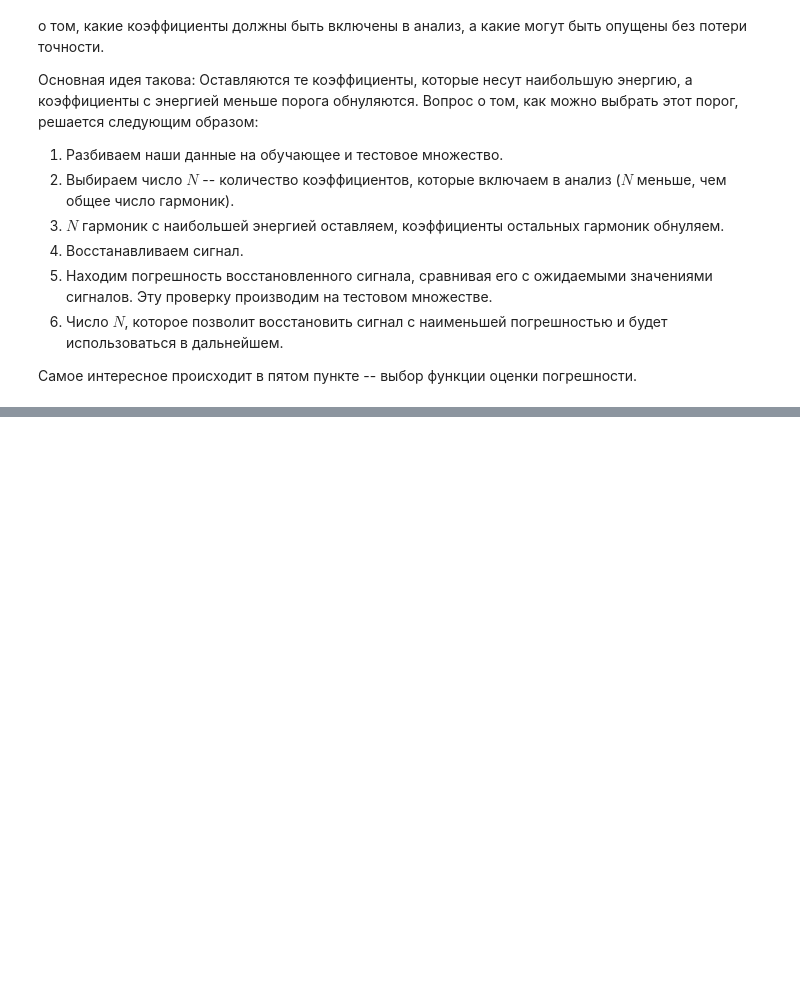
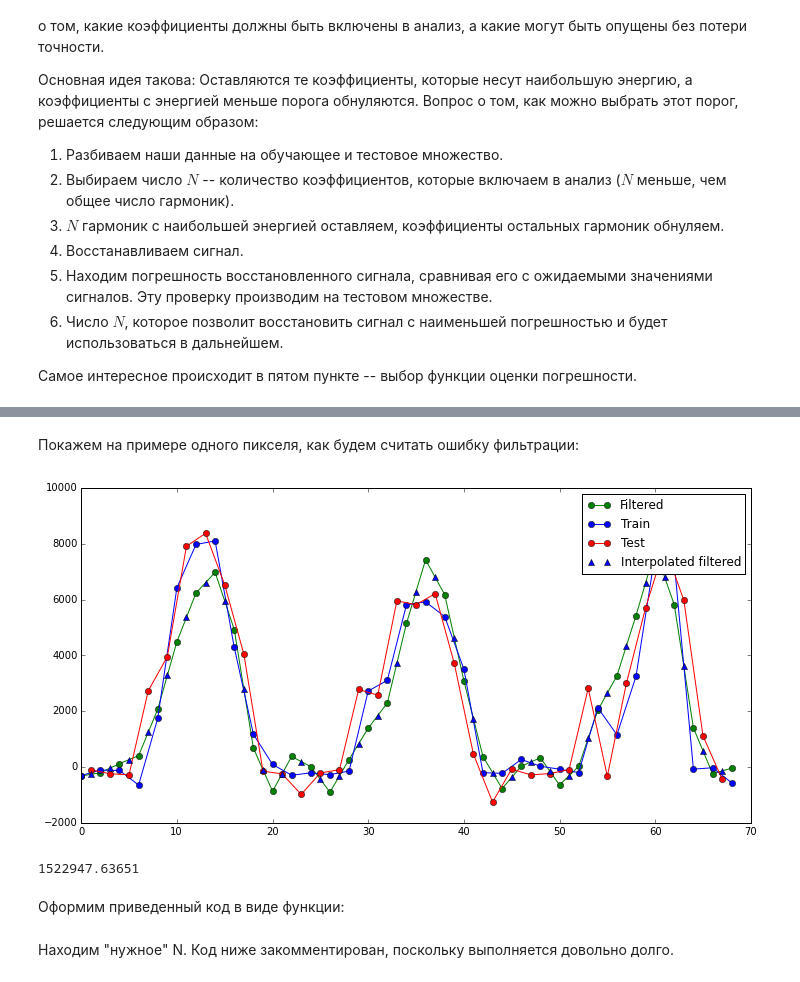
Before and after one commit to KolesovDmitry/remote_sensing, a Jupyter notebook: FFT_NDVI_Segmentation_GRASS.ipynb, the cells around one changed output, grey strips where cells are left out. Drawn from its saved outputs; the diff is of its cells as text; code cells hidden in the pictures; blank space fills up the shorter version.

```diff
--- a/FFT_NDVI_Segmentation_GRASS.ipynb
+++ b/FFT_NDVI_Segmentation_GRASS.ipynb
@@ -236,0 +246,51 @@ plt.show()
+# %%
+# Функция разбиения на тестовое и обучающее множество
+def split_data(data):
+    size = data.shape[-1]
+    train = data[:, :, 0:size:2]
+    test = data[:, :, 1:size:2]
+
+    # Если число отсчетов в data четное,
+    # то в test один остчет "торчит" наружу
+    # (за пределы области изменения обучающего множества)
+    # поэтому удалим последний отсчет в теством множестве
+    if len(train[0, 0, :]) == len(test[0, 0, :]):
+        test = test[:, :, :-1]
+
+    return (train.copy(), test.copy())
+# %% [markdown]
+Покажем на примере одного пикселя, как будем считать ошибку фильтрации:
+# %%
+train, test = split_data(data)
+
+N = 6
+size = data.shape[-1]
+
+filtered = filter_ndvi_data(train, N)
+
+# Индексы отсчетов обучающего множества: 0, 2, ..., N
+t_train = np.arange(0, size, 2)
+# Индексы отсчетов тестового множества: 1, 3, ..., N-1
+t_test = t_train[:-1].copy()
+t_test += 1
+
+# Проинтерполируем отфильтрованные результаты в точках, попавших в тествоем множество
+recieved = np.interp(t_test, t_train, filtered[20, 20, :])
+
+fig = plt.figure(figsize=(12,6), dpi=100)
+plt.plot(t_train, filtered[20, 20, :], '-go', label='Filtered')
+plt.plot(t_train, train[20, 20, :], '-bo', label='Train')
+plt.plot(t_test, test[20, 20, :], '-ro', label='Test')
+plt.plot(t_test, recieved, '^', label='Interpolated filtered')
+plt.legend()
+plt.show()
+
+# Считаем ошибку
+from sklearn.metrics import mean_squared_error
+err = mean_squared_error(test[20, 20, :], recieved)
+print err
+# %% [output]
+[figure, added]
+1522947.63651
+# %% [markdown]
+Оформим приведенный код в виде функции:
@@ -236,0 +318,2 @@ plt.show()
+# %% [markdown]
+Находим "нужное" N. Код ниже закомментирован, поскольку выполняется довольно долго.
```
Also changed, not shown: parts of 17 cells of this notebook.
